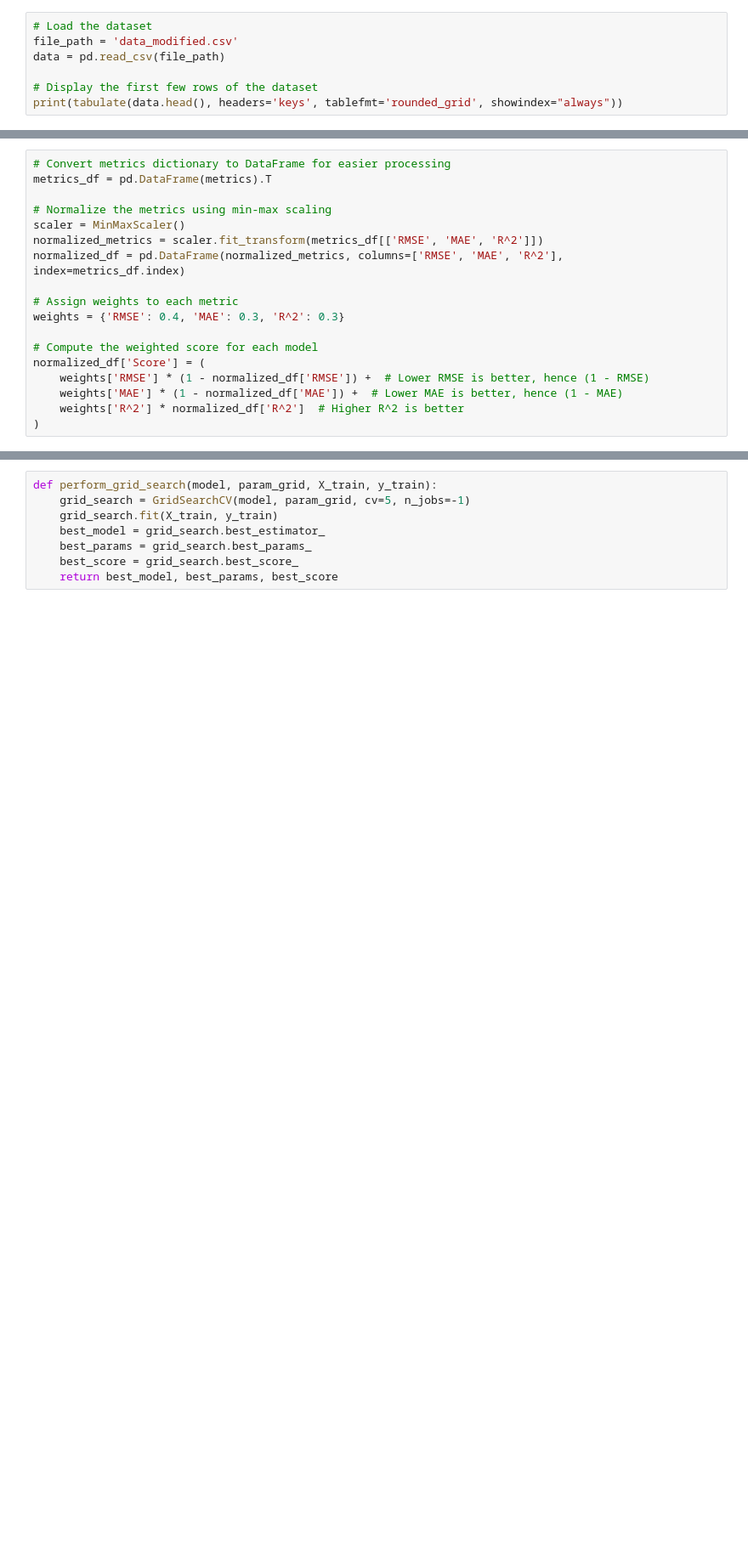
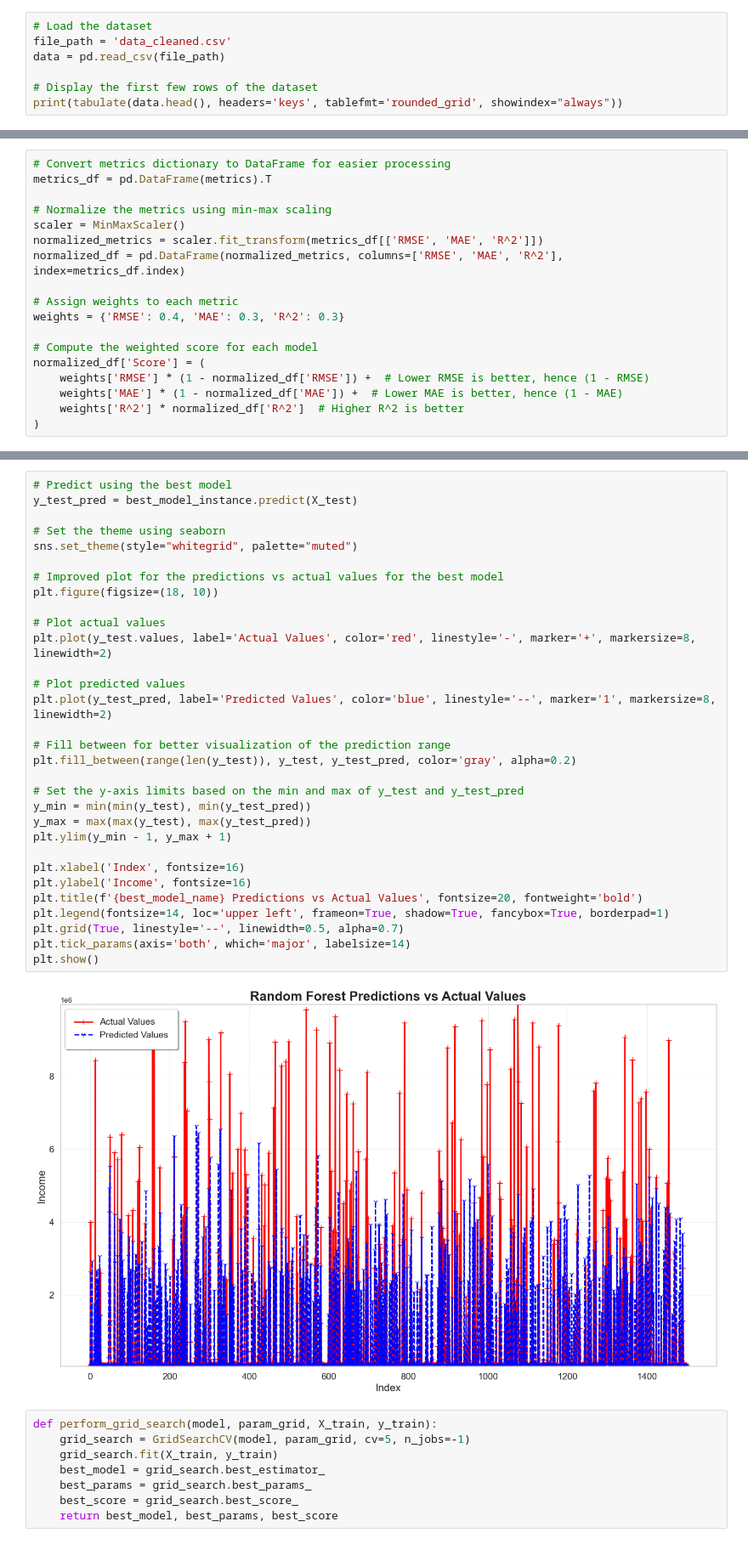
Before and after one commit to Shubham235Chandra/Incometric, a Jupyter notebook: EDA/data/model_training.ipynb, the cells around one changed output, grey strips where cells are left out. Shown at 85% size. Drawn from its saved outputs; the diff is of its cells as text; blank space fills up the shorter version.

Commit message:
Data Ingestion and Transformation

```diff
--- a/EDA/data/model_training.ipynb
+++ b/EDA/data/model_training.ipynb
@@ -27,7 +32,7 @@ from tensorflow.keras.models import Sequential
 from tensorflow.keras.layers import Dense, Dropout
 # %%
 # Load the dataset
-file_path = 'data_modified.csv'
+file_path = 'data_cleaned.csv'
 data = pd.read_csv(file_path)
 
 # Display the first few rows of the dataset
@@ -247,3 +386,36 @@ plt.show()
+# %%
+# Predict using the best model
+y_test_pred = best_model_instance.predict(X_test)
+
+# Set the theme using seaborn
+sns.set_theme(style="whitegrid", palette="muted")
+
+# Improved plot for the predictions vs actual values for the best model
+plt.figure(figsize=(18, 10))
+
+# Plot actual values
+plt.plot(y_test.values, label='Actual Values', color='red', linestyle='-', marker='+', markersize=8, linewidth=2)
+
+# Plot predicted values
+plt.plot(y_test_pred, label='Predicted Values', color='blue', linestyle='--', marker='1', markersize=8, linewidth=2)
+
+# Fill between for better visualization of the prediction range
+plt.fill_between(range(len(y_test)), y_test, y_test_pred, color='gray', alpha=0.2)
+
+# Set the y-axis limits based on the min and max of y_test and y_test_pred
+y_min = min(min(y_test), min(y_test_pred))
+y_max = max(max(y_test), max(y_test_pred))
+plt.ylim(y_min - 1, y_max + 1)
+
+plt.xlabel('Index', fontsize=16)
+plt.ylabel('Income', fontsize=16)
+plt.title(f'{best_model_name} Predictions vs Actual Values', fontsize=20, fontweight='bold')
+plt.legend(fontsize=14, loc='upper left', frameon=True, shadow=True, fancybox=True, borderpad=1)
+plt.grid(True, linestyle='--', linewidth=0.5, alpha=0.7)
+plt.tick_params(axis='both', which='major', labelsize=14)
+plt.show()
+# %% [output]
+[figure, added]
 # %%
 def perform_grid_search(model, param_grid, X_train, y_train):
     grid_search = GridSearchCV(model, param_grid, cv=5, n_jobs=-1)
```
Also changed, not shown: parts of 29 cells of this notebook, 8 other files.
